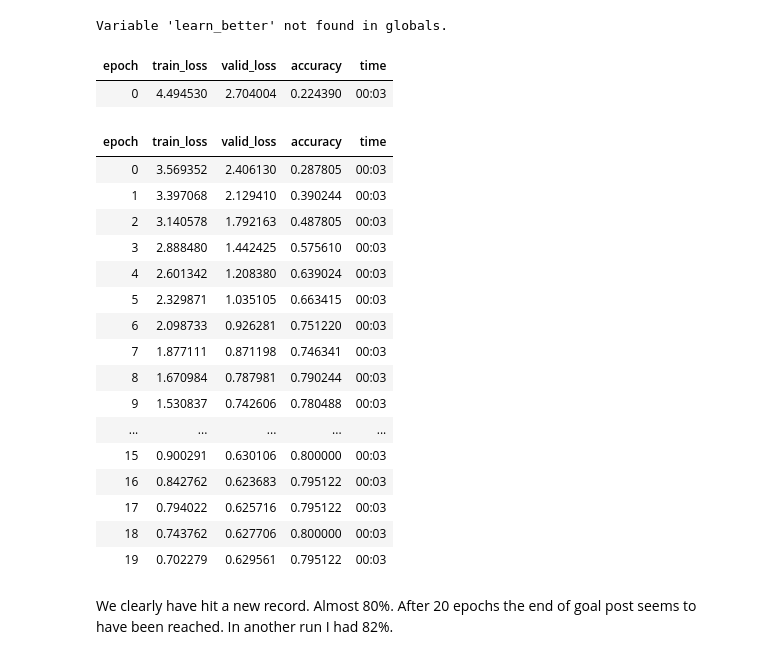
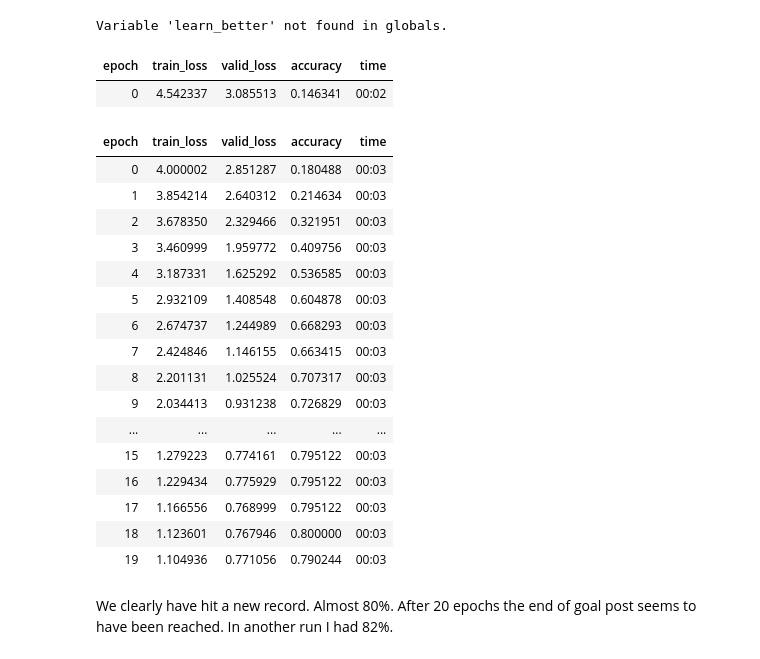
Before and after one commit to dolind/cheese_classifier, a Jupyter notebook: 04_increasing_size_resnet.ipynb, the cells around one changed output. Saved outputs shown, nothing was run; the diff lists cells and outputs as text; code cells hidden in the pictures.

```diff
--- a/04_increasing_size_resnet.ipynb
+++ b/04_increasing_size_resnet.ipynb
@@ -32,24 +32,24 @@ free_cuda_memory("learn_better",globals())
 # %% [output]
 Variable 'learn_better' not found in globals.
 # %%
-learn_better.fine_tune(20, 1.4e-3)
+learn_better.fine_tune(20, 8.3e-4)
 # %% [output]
 | epoch | train_loss | valid_loss | accuracy | time |
-| 0 | 4.494530 | 2.704004 | 0.224390 | 00:03 |
+| 0 | 4.542337 | 3.085513 | 0.146341 | 00:02 |
 | epoch | train_loss | valid_loss | accuracy | time |
-| 0 | 3.569352 | 2.406130 | 0.287805 | 00:03 |
-| 1 | 3.397068 | 2.129410 | 0.390244 | 00:03 |
-| 2 | 3.140578 | 1.792163 | 0.487805 | 00:03 |
-| 3 | 2.888480 | 1.442425 | 0.575610 | 00:03 |
-| 4 | 2.601342 | 1.208380 | 0.639024 | 00:03 |
-| 5 | 2.329871 | 1.035105 | 0.663415 | 00:03 |
-| 6 | 2.098733 | 0.926281 | 0.751220 | 00:03 |
-| 7 | 1.877111 | 0.871198 | 0.746341 | 00:03 |
-| 8 | 1.670984 | 0.787981 | 0.790244 | 00:03 |
-| 9 | 1.530837 | 0.742606 | 0.780488 | 00:03 |
+| 0 | 4.000002 | 2.851287 | 0.180488 | 00:03 |
+| 1 | 3.854214 | 2.640312 | 0.214634 | 00:03 |
+| 2 | 3.678350 | 2.329466 | 0.321951 | 00:03 |
+| 3 | 3.460999 | 1.959772 | 0.409756 | 00:03 |
+| 4 | 3.187331 | 1.625292 | 0.536585 | 00:03 |
+| 5 | 2.932109 | 1.408548 | 0.604878 | 00:03 |
+| 6 | 2.674737 | 1.244989 | 0.668293 | 00:03 |
+| 7 | 2.424846 | 1.146155 | 0.663415 | 00:03 |
+| 8 | 2.201131 | 1.025524 | 0.707317 | 00:03 |
+| 9 | 2.034413 | 0.931238 | 0.726829 | 00:03 |
 | ... | ... | ... | ... | ... |
-| 15 | 0.900291 | 0.630106 | 0.800000 | 00:03 |
-| 16 | 0.842762 | 0.623683 | 0.795122 | 00:03 |
-| 17 | 0.794022 | 0.625716 | 0.795122 | 00:03 |
-| 18 | 0.743762 | 0.627706 | 0.800000 | 00:03 |
-| 19 | 0.702279 | 0.629561 | 0.795122 | 00:03 |
+| 15 | 1.279223 | 0.774161 | 0.795122 | 00:03 |
+| 16 | 1.229434 | 0.775929 | 0.795122 | 00:03 |
+| 17 | 1.166556 | 0.768999 | 0.795122 | 00:03 |
+| 18 | 1.123601 | 0.767946 | 0.800000 | 00:03 |
+| 19 | 1.104936 | 0.771056 | 0.790244 | 00:03 |
```
Also changed, not shown: parts of 2 cells of this notebook, 4 other files.
